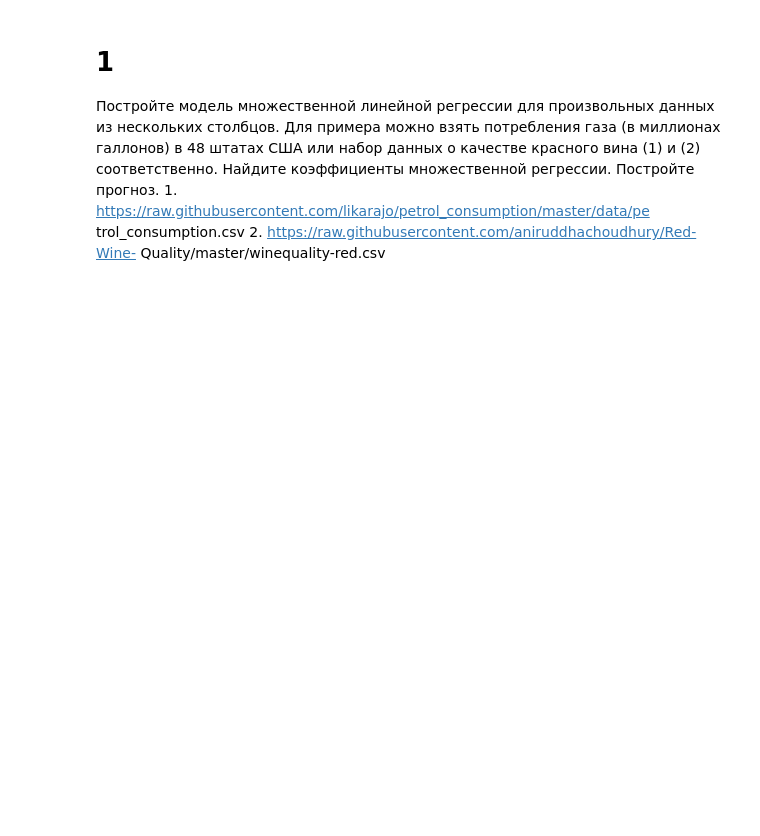
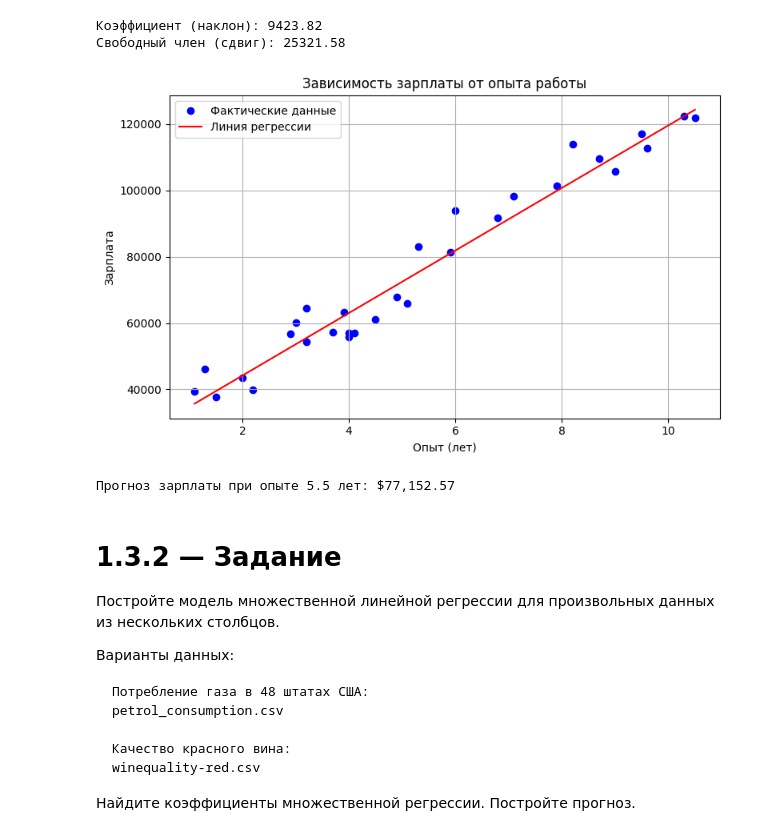
Before and after one commit to alx-ctf/university, a Jupyter notebook: homework_4.ipynb, the cells around one changed output. Saved outputs shown, nothing was run; the diff lists cells and outputs as text; code cells hidden in the pictures; blank space fills up the shorter version.

```diff
--- a/homework_4.ipynb
+++ b/homework_4.ipynb
@@ -1,12 +140,63 @@
+# %%
+import pandas as pd
+import numpy as np
+import matplotlib.pyplot as plt
+from sklearn.model_selection import train_test_split
+from sklearn.linear_model import LinearRegression
+
+# Загрузка данных
+url = "https://raw.githubusercontent.com/AnnaShestova/salary-years-simple-linear-regression/master/Salary_Data.csv"
+data = pd.read_csv(url)
+
+X = data[['YearsExperience']]
+y = data['Salary']
+
+X_train, X_test, y_train, y_test = train_test_split(X, y, test_size=0.2, random_state=42)
+
+model = LinearRegression()
+model.fit(X_train, y_train)
+
+print(f"Коэффициент (наклон): {model.coef_[0]:.2f}")
+print(f"Свободный член (сдвиг): {model.intercept_:.2f}")
+
+
+y_pred = model.predict(X_test)
+
+
+
+
+plt.figure(figsize=(8, 5))
+plt.scatter(X, y, color='blue', label='Фактические данные')
+plt.plot(X, model.predict(X), color='red', label='Линия регрессии')
+plt.title('Зависимость зарплаты от опыта работы')
+plt.xlabel('Опыт (лет)')
+plt.ylabel('Зарплата')
+plt.legend()
+plt.grid(True)
+plt.tight_layout()
+plt.show()
+
+
+
+new_experience = np.array([[5.5]])
+predicted_salary = model.predict(new_experience)
+print(f"\nПрогноз зарплаты при опыте 5.5 лет: ${predicted_salary[0]:,.2f}")
+# %% [output]
+Коэффициент (наклон): 9423.82
+Свободный член (сдвиг): 25321.58
+[figure, added]
+Прогноз зарплаты при опыте 5.5 лет: $77,152.57
 # %% [markdown]
-# 1
-Постройте модель множественной линейной регрессии для произвольных
-данных из нескольких столбцов. Для примера можно взять потребления
-газа (в миллионах галлонов) в 48 штатах США или набор данных о
-качестве красного вина (1) и (2) соответственно. Найдите коэффициенты
-множественной регрессии. Постройте прогноз.
-1.
-https://raw.githubusercontent.com/likarajo/petrol_consumption/master/data/pe
-trol_consumption.csv
-2. https://raw.githubusercontent.com/aniruddhachoudhury/Red-Wine-
-Quality/master/winequality-red.csv
+# 1.3.2 — Задание
+
+Постройте модель множественной линейной регрессии для произвольных данных из нескольких столбцов.
+
+Варианты данных:
+
+    Потребление газа в 48 штатах США:
+    petrol_consumption.csv
+
+    Качество красного вина:
+    winequality-red.csv
+
+Найдите коэффициенты множественной регрессии. Постройте прогноз.
```
Also changed, not shown: parts of 12 cells of this notebook.
